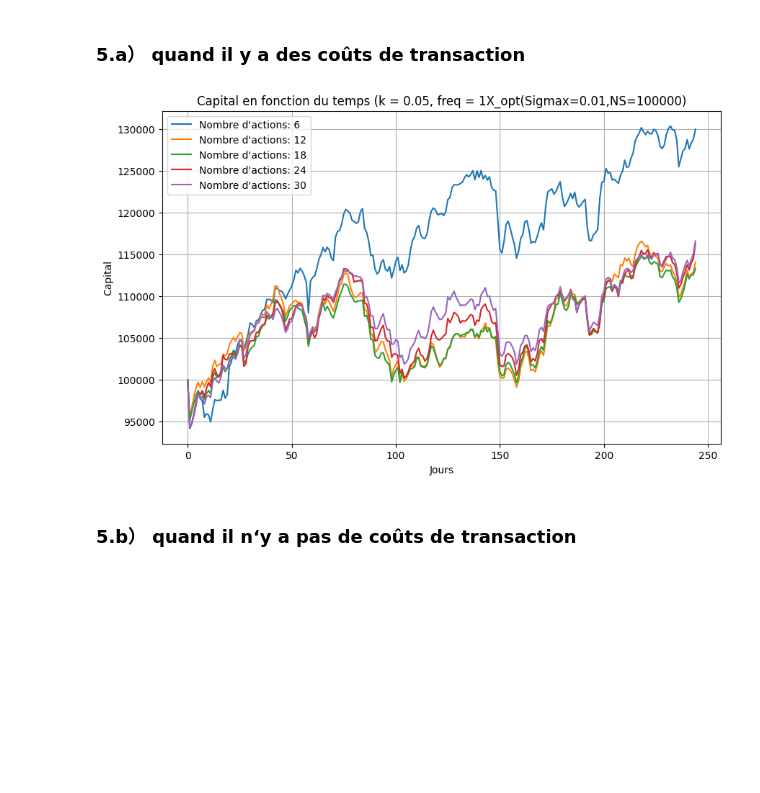
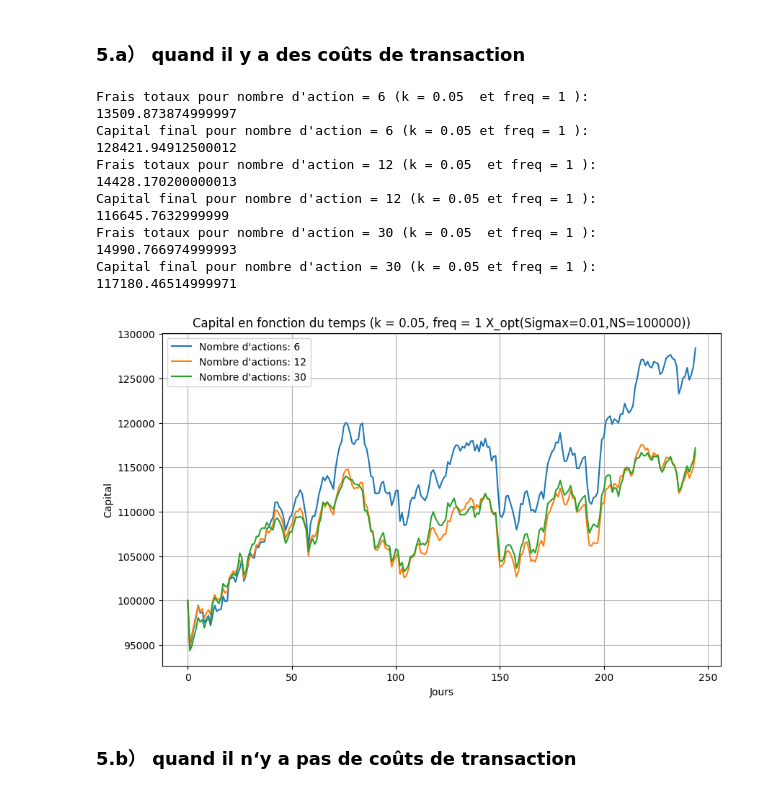
Before and after one commit to yangjoanne216/FinanceMarche, a Jupyter notebook: Main_ChangeNumberActions.ipynb, the cells around one changed output. Drawn from its saved outputs; the diff is of its cells as text; code cells hidden in the pictures; blank space fills up the shorter version.

```diff
--- a/Main_ChangeNumberActions.ipynb
+++ b/Main_ChangeNumberActions.ipynb
@@ -21,16 +21,16 @@ file_list_new_action = [
 
 file_list_6 = file_list_actions[:6]
 file_list_12= file_list_actions
-file_list_18 = file_list_actions + file_list_new_action[:6]
-file_list_24 = file_list_actions + file_list_new_action[:12]
+#file_list_18 = file_list_actions + file_list_new_action[:6]
+#file_list_24 = file_list_actions + file_list_new_action[:12]
 file_list_30 = file_list_actions + file_list_new_action
 
 BD_dict = {
-    "BD6": [pd.read_excel(file, engine="openpyxl") for file in file_list_actions[:6]],
+    "BD6": [pd.read_excel(file, engine="openpyxl") for file in file_list_6],
     "BD12": [pd.read_excel(file, engine="openpyxl") for file in file_list_12],
-    "BD18": [pd.read_excel(file, engine="openpyxl") for file in file_list_actions + file_list_new_action[:6]],
-    "BD24": [pd.read_excel(file, engine="openpyxl") for file in file_list_actions + file_list_new_action[:12]],
-    "BD30": [pd.read_excel(file, engine="openpyxl") for file in file_list_actions + file_list_new_action]
+    #"BD18": [pd.read_excel(file, engine="openpyxl") for file in file_list_18],
+    #"BD24": [pd.read_excel(file, engine="openpyxl") for file in file_list_24],
+    "BD30": [pd.read_excel(file, engine="openpyxl") for file in file_list_30]
 }
 # %% [markdown]
 ## 2.Calcul du SIGMA et de l'ER
@@ -129,7 +129,7 @@ def get_x_opt_Esp_list(NS, BDLength, ER, SIGMA, valsigma):
 
 NS = 50000
 BD_results = {}
-valsigma = np.linspace(0.008, 0.01, 20)
+valsigma = np.linspace(0.0078, 0.01, 20)
 
 for BD_name, BD in BD_dict.items():
     ER, SIGMA= compute_statistics(BD)
@@ -140,7 +140,7 @@ plt.figure(figsize=(10, 6))
 for BD_name, (valsigma, Esp_list) in BD_results.items():
     plt.plot(valsigma, Esp_list, label=f"Nombre d'actions: {BD_name[2:]}")
 
-plt.xlabel("Risk maximale accepté (valsigma)")
+plt.xlabel("Risk maximal accepté")
 plt.ylabel("Rendement (Espmax)")
 plt.title(f"Courbe de rendement attendu en fonction du risque(NS={NS})")
 plt.legend()
@@ -201,37 +201,47 @@ NS = 100000
 Sigmax = 0.01
 
 Ct_results = {}
+fee_results = {}
 
 
 for BD_name, BD in BD_dict.items():
     BD2019 = filter_2019(BD)
 
     S = [[(df.iloc[j, 3] + df.iloc[j, 4]) / 2 for j in range(len(df))] for df in BD2019]
 
 
     ER, SIGMA= compute_statistics(BD2019)
 
 
     # NS = 10000, Sigmax = 0.01, on trouvera le rendement maximal
     x_opt,_=get_x_opt(10000,len(BD2019),0.01,ER,SIGMA)
 
 
-    Cs, _ = test_strategy_with_k(C, x_opt, S, k, freq)
+    Cs, fees = test_strategy_with_k(C, x_opt, S, k, freq)
 
     Ct_results[BD_name] = Cs
+    fee_results[BD_name] = fees
 
 plt.figure(figsize=(10, 6))
 for BD_name, Cs in Ct_results.items():
+    print("Frais totaux pour nombre d'action =",BD_name[2:],"(k =", k, " et freq =", freq, "):", sum(fee_results[BD_name]))
+    print("Capital final pour nombre d'action =",BD_name[2:],"(k =", k, "et freq =", freq, "):", Ct_results[BD_name][-1])
     plt.plot(Cs, label=f"Nombre d'actions: {BD_name[2:]}")
 
 plt.xlabel("Jours")
 plt.ylabel("Capital")
-plt.title(f"Capital en fonction du temps (k = {k}, freq = 1X_opt(Sigmax={Sigmax},NS={NS})")
+plt.title(f"Capital en fonction du temps (k = {k}, freq = 1 X_opt(Sigmax={Sigmax},NS={NS}))")
 plt.legend()
 plt.grid()
 plt.show()
 # %% [output]
+Frais totaux pour nombre d'action = 6 (k = 0.05  et freq = 1 ): 13509.873874999997
+Capital final pour nombre d'action = 6 (k = 0.05 et freq = 1 ): 128421.94912500012
+Frais totaux pour nombre d'action = 12 (k = 0.05  et freq = 1 ): 14428.170200000013
+Capital final pour nombre d'action = 12 (k = 0.05 et freq = 1 ): 116645.7632999999
+Frais totaux pour nombre d'action = 30 (k = 0.05  et freq = 1 ): 14990.766974999993
+Capital final pour nombre d'action = 30 (k = 0.05 et freq = 1 ): 117180.46514999971
-[figure, old version]
+[figure, new version]
 # %% [markdown]
 ### 5.b） quand il n‘y a pas de coûts de transaction
 # %%
```
Also changed, not shown: parts of 6 cells of this notebook.
